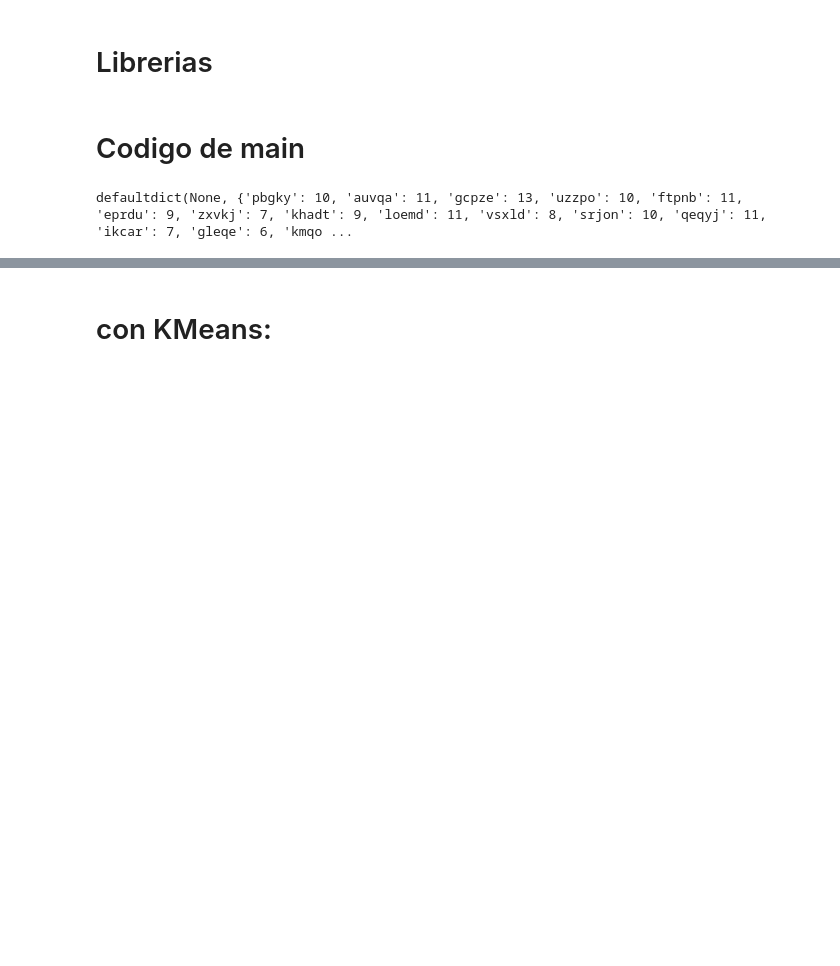
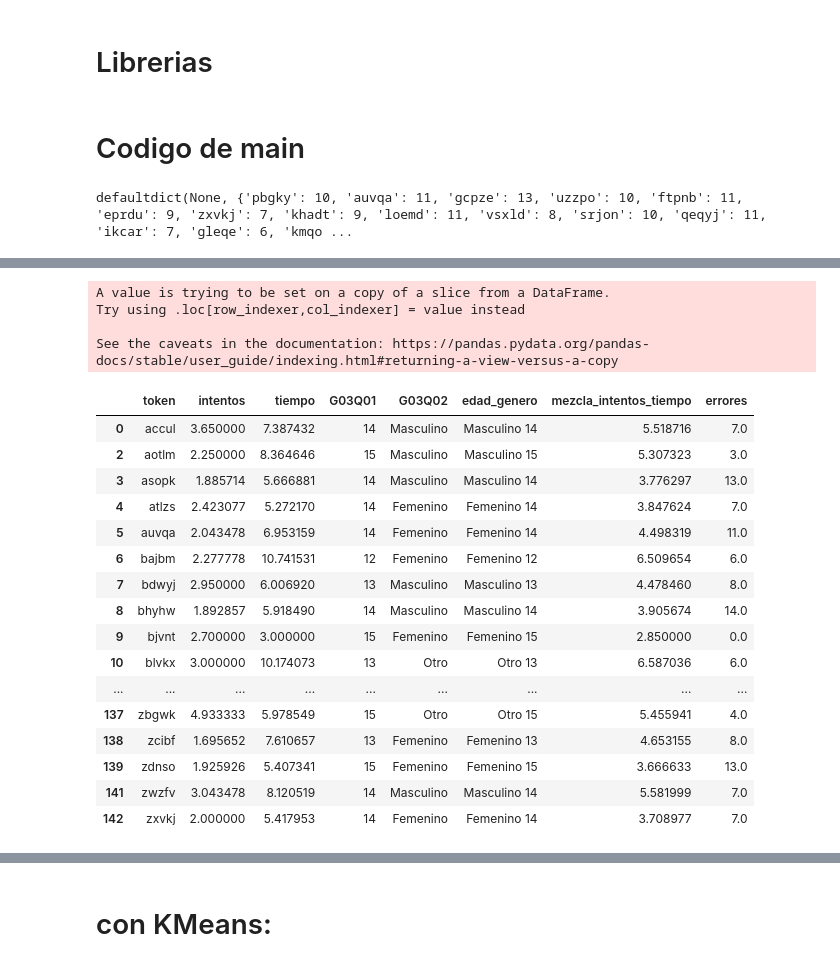
Before and after one commit to angelhort/TFG_Articoding_22-23, a Jupyter notebook: Back/cuestionarios.ipynb, the cells around one changed output, grey strips where cells are left out. Drawn from its saved outputs; the diff is of its cells as text; code cells hidden in the pictures; blank space fills up the shorter version.

```diff
--- a/Back/cuestionarios.ipynb
+++ b/Back/cuestionarios.ipynb
@@ -609,4 +613,37 @@ See the caveats in the documentation: https://pandas.pydata.org/pandas-docs/stab
 | 142 | zxvkj | 2.000000 | 5.417953 | 14 | Femenino | Femenino 14 | 3.708977 |
+# %%
+#Añadimos los errores:
+
+for i, row in df.iterrows():
+    jugador = row['token']
+    if jugador in res:
+        df.at[i, 'errores'] = res[jugador]
+    else:
+        df.at[i, 'errores'] = 0
+
+df
+# %% [output]
+A value is trying to be set on a copy of a slice from a DataFrame.
+Try using .loc[row_indexer,col_indexer] = value instead
+
+See the caveats in the documentation: https://pandas.pydata.org/pandas-docs/stable/user_guide/indexing.html#returning-a-view-versus-a-copy
+|  | token | intentos | tiempo | G03Q01 | G03Q02 | edad_genero | mezcla_intentos_tiempo | errores |
+| 0 | accul | 3.650000 | 7.387432 | 14 | Masculino | Masculino 14 | 5.518716 | 7.0 |
+| 2 | aotlm | 2.250000 | 8.364646 | 15 | Masculino | Masculino 15 | 5.307323 | 3.0 |
+| 3 | asopk | 1.885714 | 5.666881 | 14 | Masculino | Masculino 14 | 3.776297 | 13.0 |
+| 4 | atlzs | 2.423077 | 5.272170 | 14 | Femenino | Femenino 14 | 3.847624 | 7.0 |
+| 5 | auvqa | 2.043478 | 6.953159 | 14 | Femenino | Femenino 14 | 4.498319 | 11.0 |
+| 6 | bajbm | 2.277778 | 10.741531 | 12 | Femenino | Femenino 12 | 6.509654 | 6.0 |
+| 7 | bdwyj | 2.950000 | 6.006920 | 13 | Masculino | Masculino 13 | 4.478460 | 8.0 |
+| 8 | bhyhw | 1.892857 | 5.918490 | 14 | Masculino | Masculino 14 | 3.905674 | 14.0 |
+| 9 | bjvnt | 2.700000 | 3.000000 | 15 | Femenino | Femenino 15 | 2.850000 | 0.0 |
+| 10 | blvkx | 3.000000 | 10.174073 | 13 | Otro | Otro 13 | 6.587036 | 6.0 |
+| ... | ... | ... | ... | ... | ... | ... | ... | ... |
+| 137 | zbgwk | 4.933333 | 5.978549 | 15 | Otro | Otro 15 | 5.455941 | 4.0 |
+| 138 | zcibf | 1.695652 | 7.610657 | 13 | Femenino | Femenino 13 | 4.653155 | 8.0 |
+| 139 | zdnso | 1.925926 | 5.407341 | 15 | Femenino | Femenino 15 | 3.666633 | 13.0 |
+| 141 | zwzfv | 3.043478 | 8.120519 | 14 | Masculino | Masculino 14 | 5.581999 | 7.0 |
+| 142 | zxvkj | 2.000000 | 5.417953 | 14 | Femenino | Femenino 14 | 3.708977 | 7.0 |
 # %%
 # Crear gráfica 2D
 fig = px.scatter(df, x='edad_genero', y='mezcla_intentos_tiempo', color='intentos', size='intentos',
```
Also changed, not shown: parts of 7 cells of this notebook, 1 other file.
